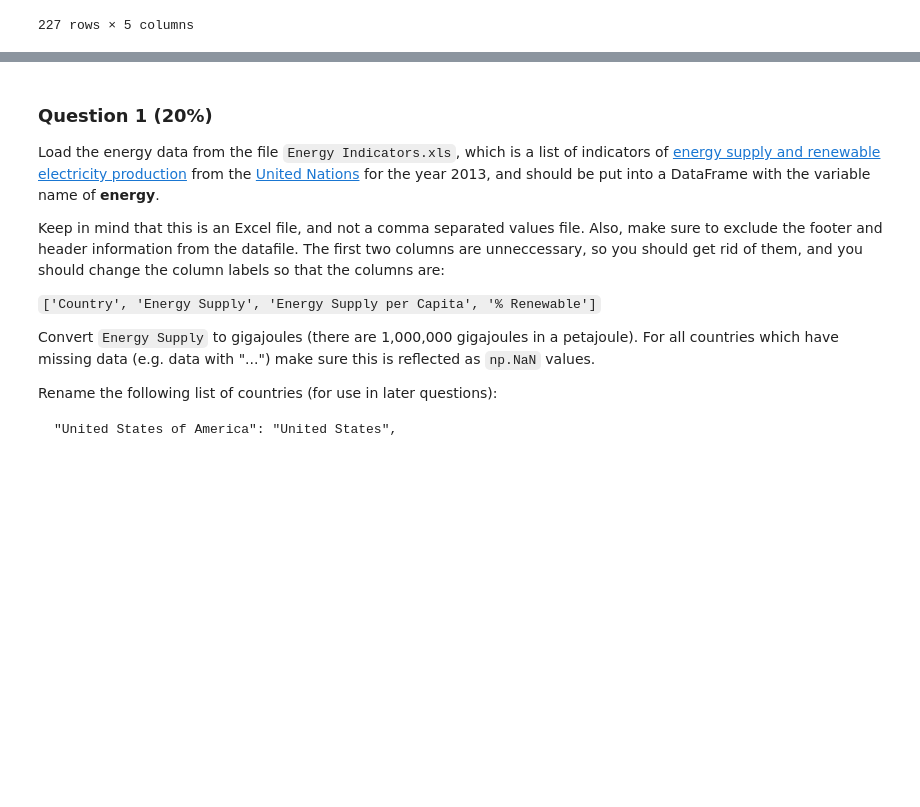
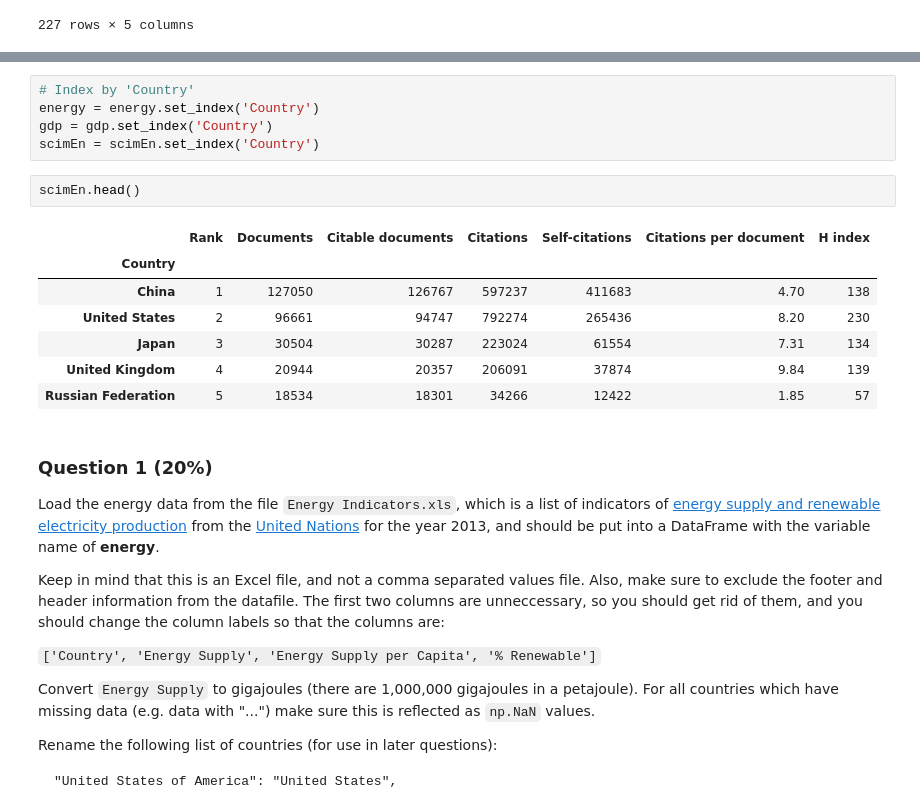
Before and after one commit to gabipz/ds-little-projects, a Jupyter notebook: Introduction to Data Science in Python - Coursera/Assignment+3.ipynb, the cells around one changed output, grey strips where cells are left out. Saved outputs shown, nothing was run; the diff lists cells and outputs as text; blank space fills up the shorter version.

```diff
--- a/Introduction to Data Science in Python - Coursera/Assignment+3.ipynb
+++ b/Introduction to Data Science in Python - Coursera/Assignment+3.ipynb
@@ -227,6 +248,21 @@ ScimEn.head()
 | 2 | 3 | Japan | 30504 | 30287 | 223024 | 61554 | 7.31 | ... |
 | 3 | 4 | United Kingdom | 20944 | 20357 | 206091 | 37874 | 9.84 | ... |
 | 4 | 5 | Russian Federation | 18534 | 18301 | 34266 | 12422 | 1.85 | ... |
+# %%
+# Index by 'Country'
+energy = energy.set_index('Country')
+gdp = gdp.set_index('Country')
+scimEn = scimEn.set_index('Country')
+# %%
+scimEn.head()
+# %% [output]
+|  | Rank | Documents | Citable documents | Citations | Self-citations | Citations per document | H index |
+| Country |  |  |  |  |  |  |  |
+| China | 1 | 127050 | 126767 | 597237 | 411683 | 4.70 | 138 |
+| United States | 2 | 96661 | 94747 | 792274 | 265436 | 8.20 | 230 |
+| Japan | 3 | 30504 | 30287 | 223024 | 61554 | 7.31 | 134 |
+| United Kingdom | 4 | 20944 | 20357 | 206091 | 37874 | 9.84 | 139 |
+| Russian Federation | 5 | 18534 | 18301 | 34266 | 12422 | 1.85 | 57 |
 # %% [markdown]
 ### Question 1 (20%)
 Load the energy data from the file `Energy Indicators.xls`, which is a list of indicators of [energy supply and renewable electricity production](Energy%20Indicators.xls) from the [United Nations](http://unstats.un.org/unsd/environment/excel_file_tables/2013/Energy%20Indicators.xls) for the year 2013, and should be put into a DataFrame with the variable name of **energy**.
```
Also changed, not shown: parts of 11 cells of this notebook.
